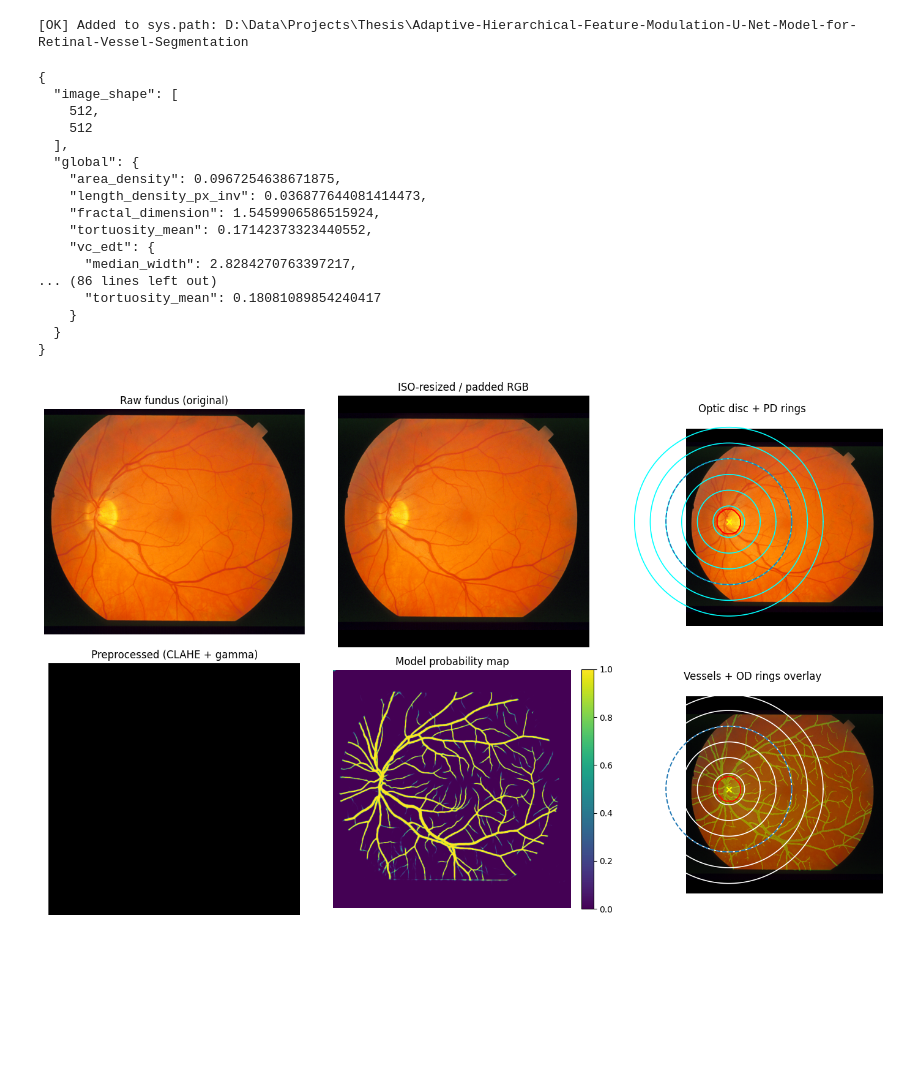
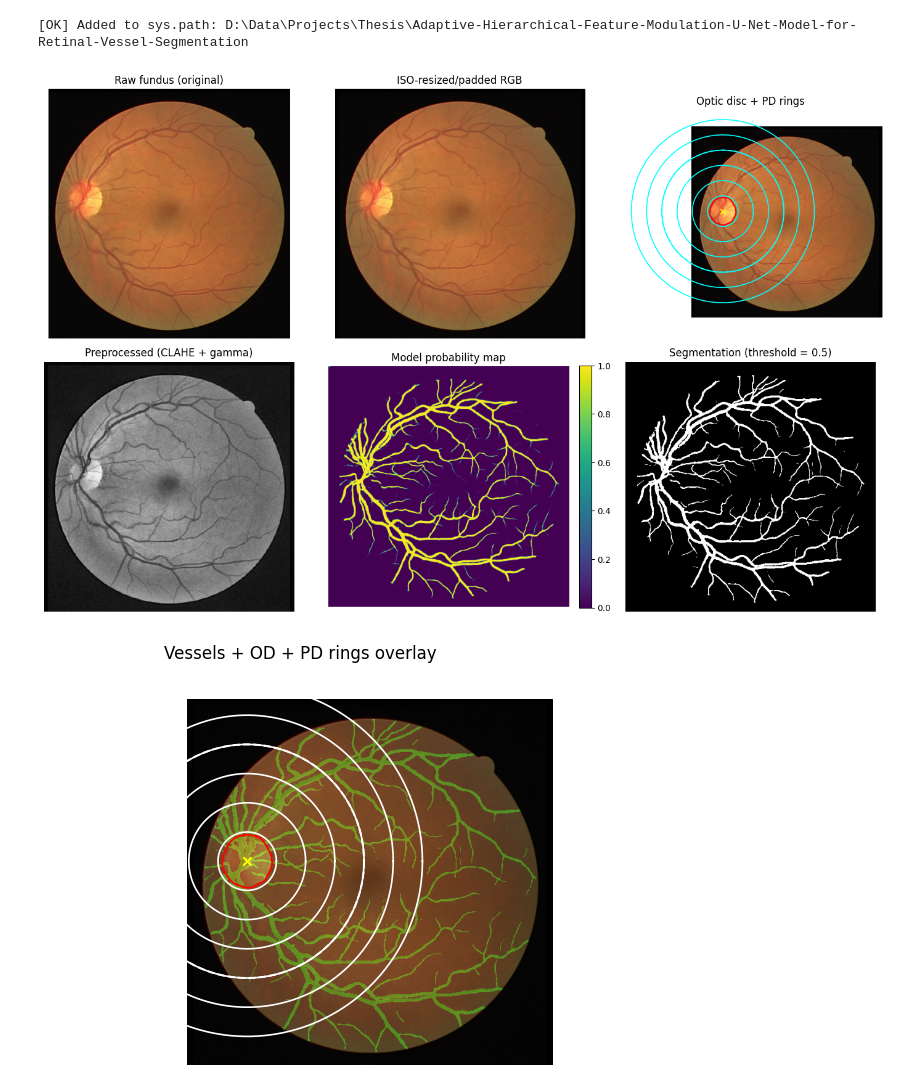
Before and after one commit to matchi-1/Adaptive-Hierarchical-Feature-Modulation-U-Net-Model-for-Retinal-Vessel-Segmentation, a Jupyter notebook: notebooks/quantitative_analysis/quant_model_pipeline.ipynb, the cells around one changed output. Drawn from its saved outputs; the diff is of its cells as text; code cells hidden in the pictures; blank space fills up the shorter version.

```diff
--- a/notebooks/quantitative_analysis/quant_model_pipeline.ipynb
+++ b/notebooks/quantitative_analysis/quant_model_pipeline.ipynb
@@ -349,42 +413,17 @@ def run_pipeline_with_ckpt(color_path: str, ckpt_path: str):
         "pred_mask": mask_u8,         # robust mask (for metrics)
         "pred_mask_thr05": mask_thr05 # <--- NEW (for the “threshold .5” panel)
     }
-# %%
-ckpt_path = "../../outputs/checkpoints/final/[DRIVE] dpcn_refineEdge.pth"
-color_path = "../../data/raw/STARE/test/images/01_test.jpg"
-
-out = run_pipeline_with_ckpt(color_path, ckpt_path)
-
-# Full biomarkers (includes PD-normalized and rings if OD was found)
-print(json.dumps(out["biomarkers"], indent=2))
-
-# Visual walkthrough of the pipeline
-visualize_pipeline_stages(
-    raw_rgb    = out["raw_rgb"],
-    rgb_iso    = out["rgb_iso"],
-    disc_mask  = out["disc_mask"],
-    center_yx  = tuple(out["od"]["center_yx"]),
-    PD_px      = out["od"]["PD_px"],
-    pre_gray_u8= (out["pred_mask"]*0 + (out["raw_rgb"][...,1] if False else 0)),  # placeholder; see below
-    prob_map   = out["prob_map"],
-    pred_mask  = out["pred_mask"],
-)
-# %% [output]
-{
-  "image_shape": [
-    512,
-    512
-  ],
-  "global": {
-    "area_density": 0.0967254638671875,
-    "length_density_px_inv": 0.036877644081414473,
-    "fractal_dimension": 1.5459906586515924,
-    "tortuosity_mean": 0.17142373323440552,
-    "vc_edt": {
-      "median_width": 2.8284270763397217,
-... (86 lines left out)
-      "tortuosity_mean": 0.18081089854240417
-    }
-  }
-}
-[figure, removed]
+# %%
+ckpt_path  = "../../outputs/checkpoints/final/[DRIVE] dpcn_refineEdge.pth"
+color_path = "../../data/raw/DRIVE/test/images/01_test.png"
+
+out = run_pipeline_with_ckpt(color_path, ckpt_path)
+
+# 2×3 grid
+visualize_grid(out)
+
+# Separate overlay (optional)
+visualize_overlay(out)
+# %% [output]
+[figure, added]
+[figure, added]
```
Also changed, not shown: parts of 2 cells of this notebook.
